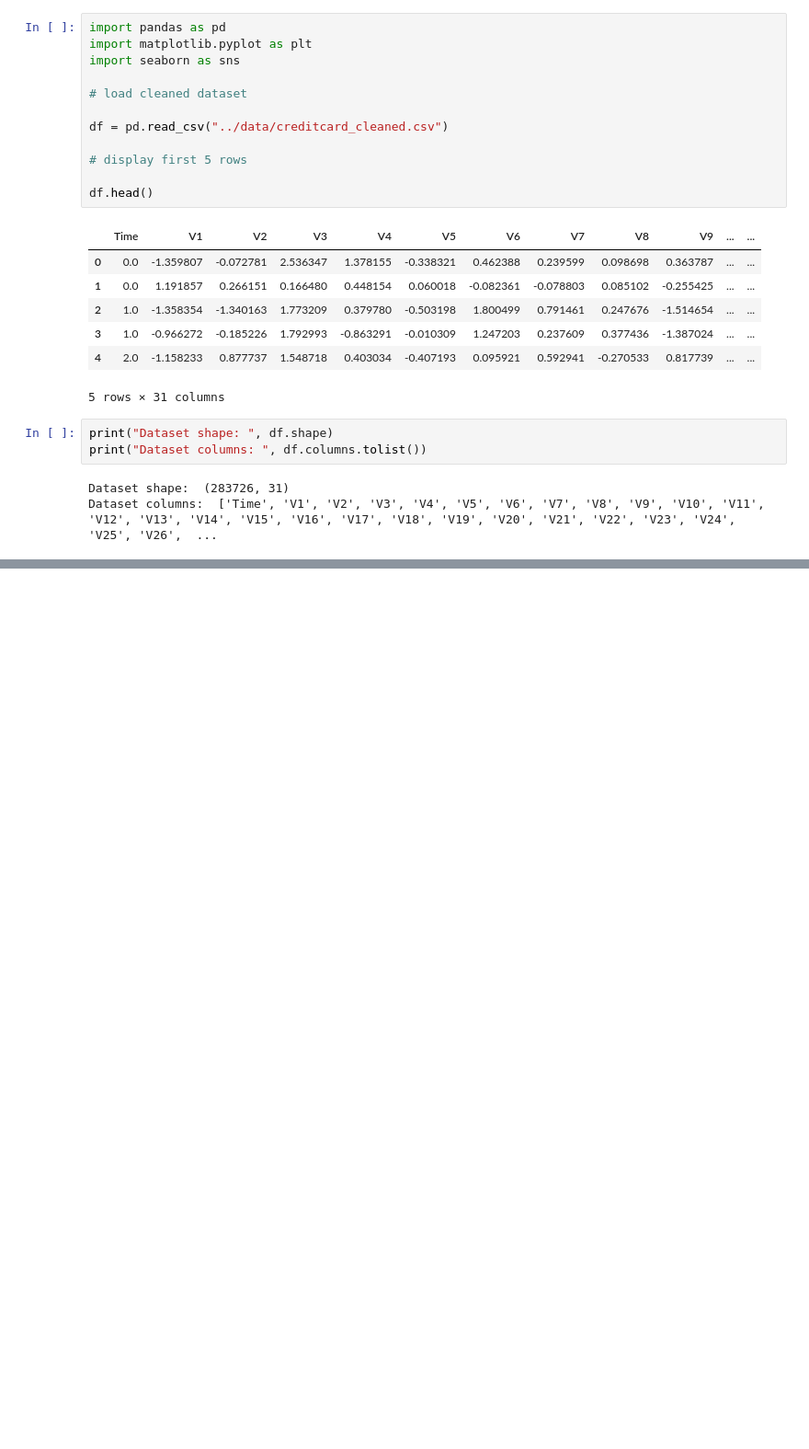
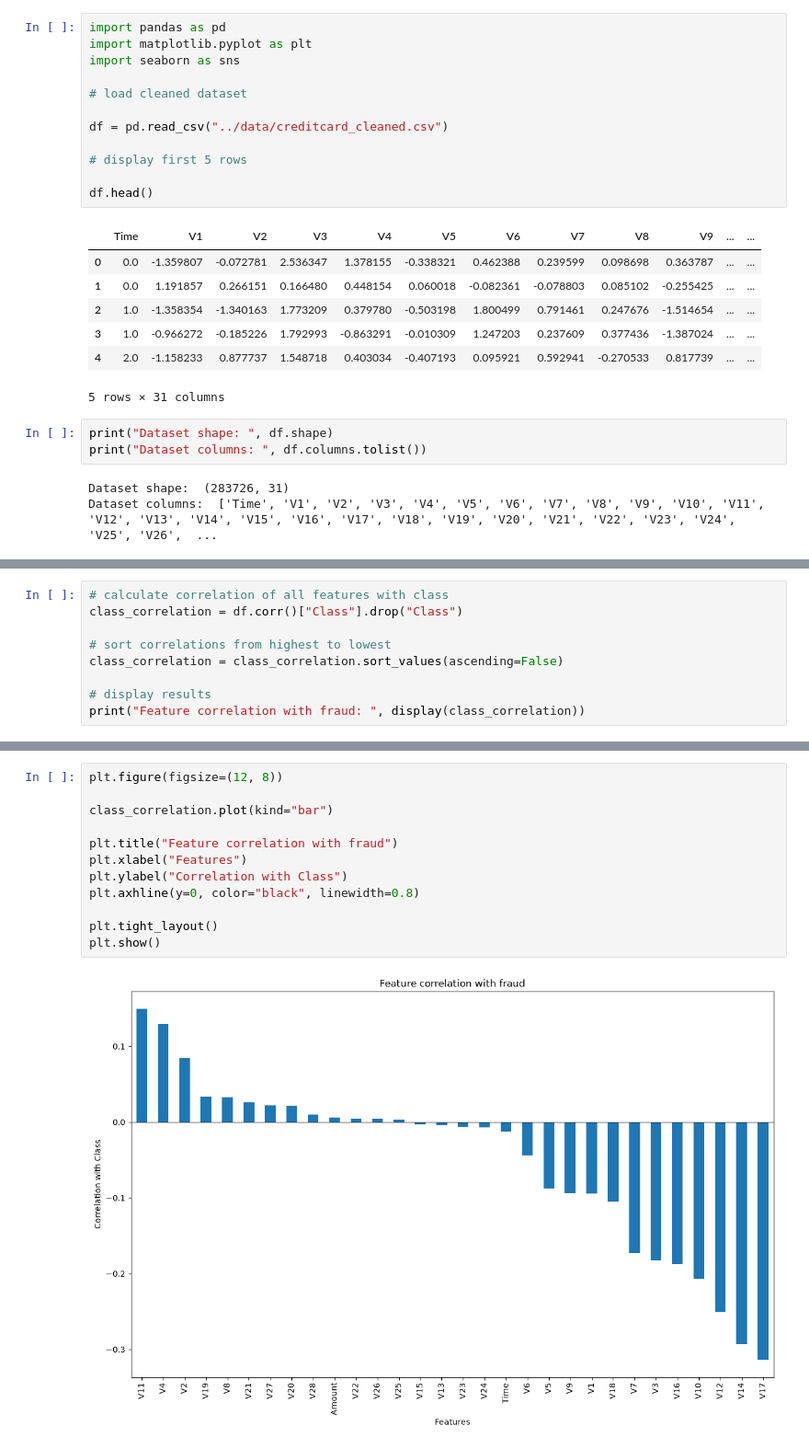
Before and after one commit to Kayathri-maths/AI_Fraud_model, a Jupyter notebook: notebooks/01_feature_analysis.ipynb, the cells around one changed output, grey strips where cells are left out. Shown at 92% size. Cells and saved outputs as stored; diff of their text form; blank space fills up the shorter version.

```diff
--- a/notebooks/01_feature_analysis.ipynb
+++ b/notebooks/01_feature_analysis.ipynb
@@ -26,0 +75,9 @@ Dataset columns:  ['Time', 'V1', 'V2', 'V3', 'V4', 'V5', 'V6', 'V7', 'V8', 'V9',
+# %%
+# calculate correlation of all features with class
+class_correlation = df.corr()["Class"].drop("Class")
+
+# sort correlations from highest to lowest
+class_correlation = class_correlation.sort_values(ascending=False)
+
+# display results
+print("Feature correlation with fraud: ", display(class_correlation))
@@ -26,0 +103,14 @@ Dataset columns:  ['Time', 'V1', 'V2', 'V3', 'V4', 'V5', 'V6', 'V7', 'V8', 'V9',
+# %%
+plt.figure(figsize=(12, 8))
+
+class_correlation.plot(kind="bar")
+
+plt.title("Feature correlation with fraud")
+plt.xlabel("Features")
+plt.ylabel("Correlation with Class")
+plt.axhline(y=0, color="black", linewidth=0.8)
+
+plt.tight_layout()
+plt.show()
+# %% [output]
+[figure, added]
```
Also changed, not shown: parts of 7 cells of this notebook.
